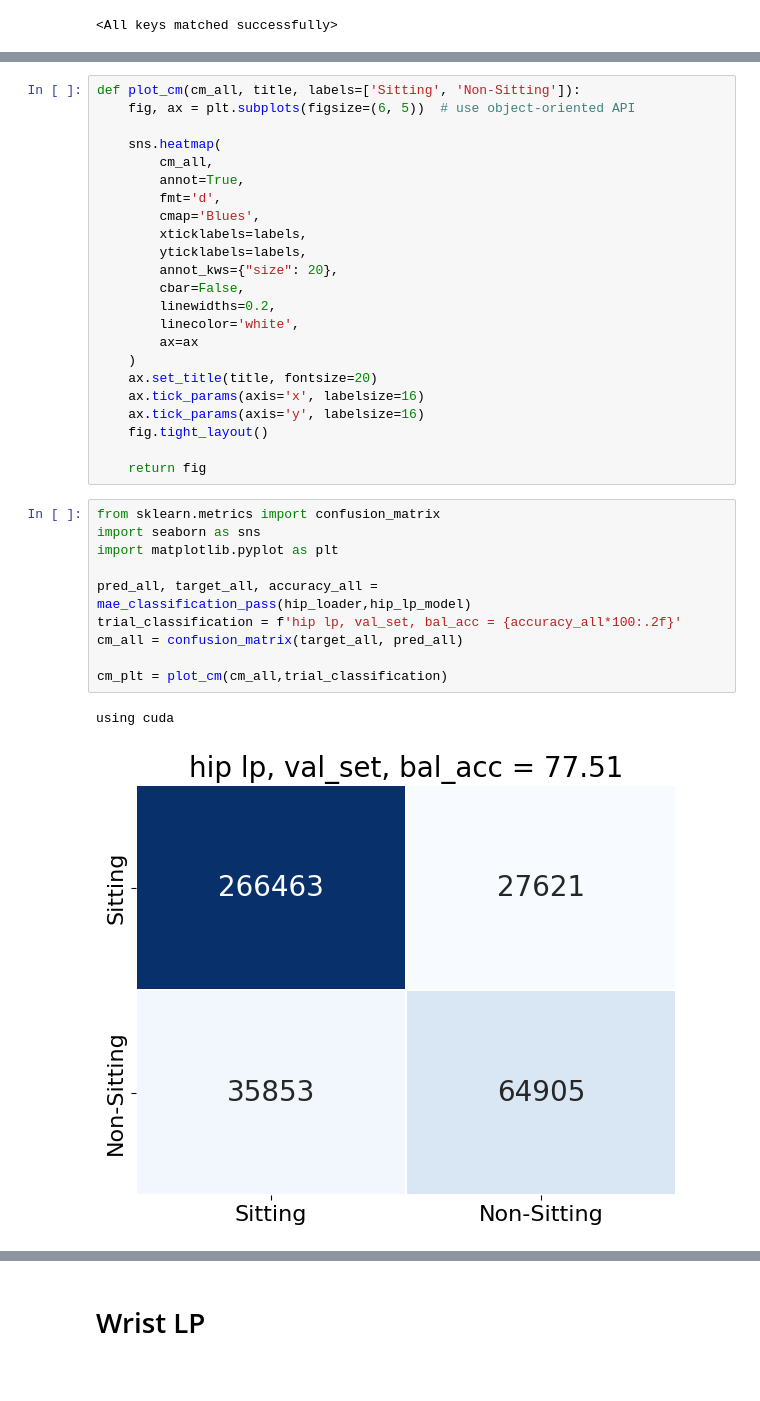
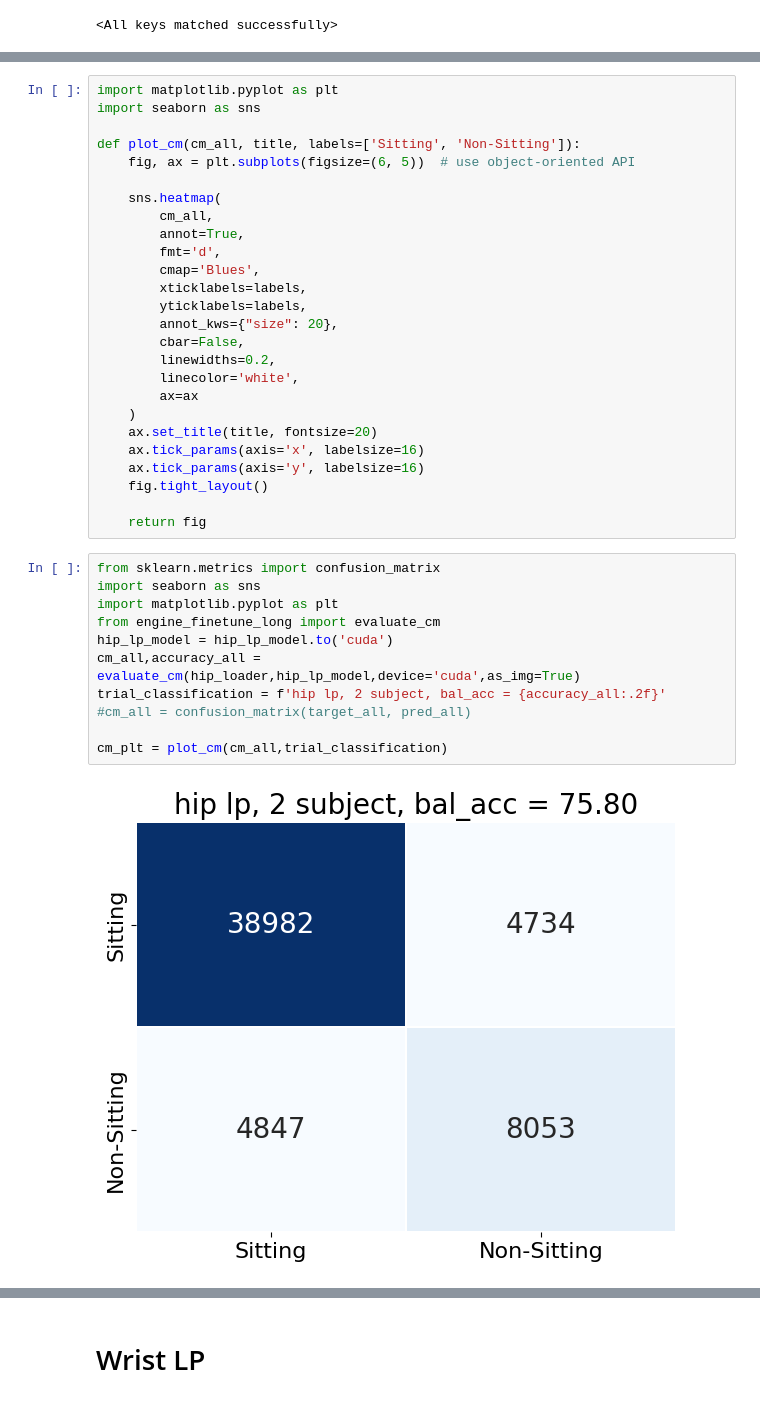
Before and after one commit to yuc0805/DeepPostures_MAE, a Jupyter notebook: MoCA/confusion_matrix.ipynb, the cells around one changed output, grey strips where cells are left out. Cells and saved outputs as stored; diff of their text form; blank space fills up the shorter version.

Commit message:
sync confusion matrix

```diff
--- a/MoCA/confusion_matrix.ipynb
+++ b/MoCA/confusion_matrix.ipynb
@@ -74,6 +109,9 @@ def mae_classification_pass(data_loader, model):
     balanced_acc = balanced_accuracy_score(targets_list, preds_list)
     return preds_list, targets_list, balanced_acc
 # %%
+import matplotlib.pyplot as plt
+import seaborn as sns
+
 def plot_cm(cm_all, title, labels=['Sitting', 'Non-Sitting']):
     fig, ax = plt.subplots(figsize=(6, 5))  # use object-oriented API
 
@@ -99,16 +137,16 @@ def plot_cm(cm_all, title, labels=['Sitting', 'Non-Sitting']):
 # %%
 from sklearn.metrics import confusion_matrix
 import seaborn as sns
 import matplotlib.pyplot as plt
-
-pred_all, target_all, accuracy_all = mae_classification_pass(hip_loader,hip_lp_model)
-trial_classification = f'hip lp, val_set, bal_acc = {accuracy_all*100:.2f}'
-cm_all = confusion_matrix(target_all, pred_all)
+from engine_finetune_long import evaluate_cm
+hip_lp_model = hip_lp_model.to('cuda')
+cm_all,accuracy_all = evaluate_cm(hip_loader,hip_lp_model,device='cuda',as_img=True)
+trial_classification = f'hip lp, 2 subject, bal_acc = {accuracy_all:.2f}'
+#cm_all = confusion_matrix(target_all, pred_all)
 
 cm_plt = plot_cm(cm_all,trial_classification)
 # %% [output]
-using cuda
-[figure, old version]
+[figure, new version]
 # %%
 # # Add to wandb
 import wandb
```
Also changed, not shown: parts of 13 cells of this notebook, 2 other files.
